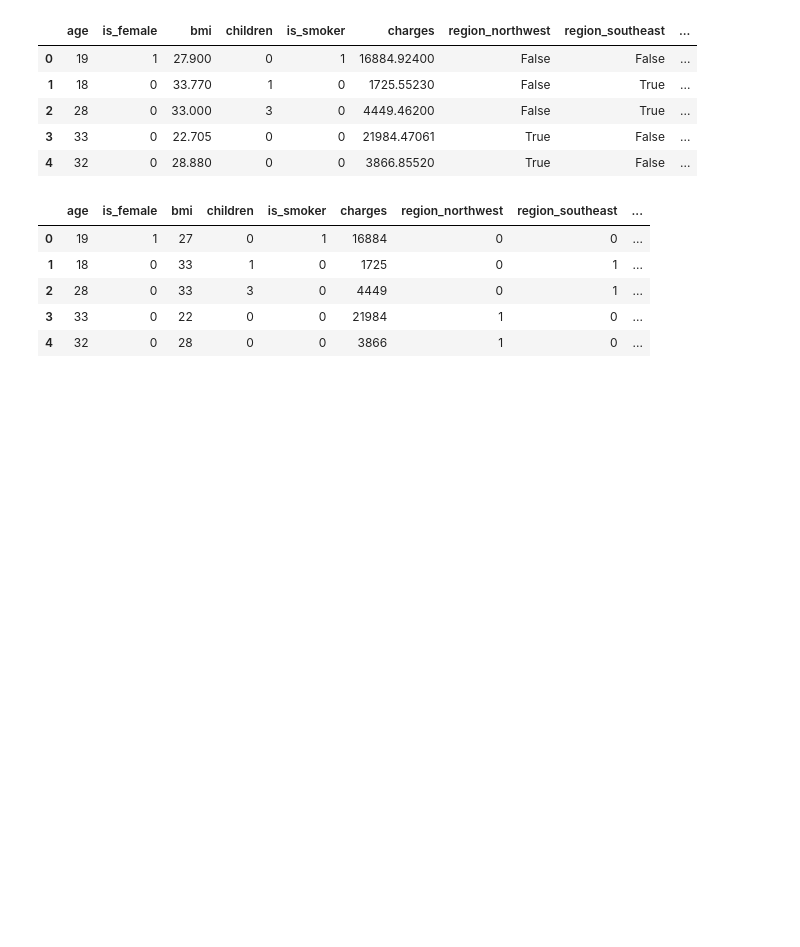
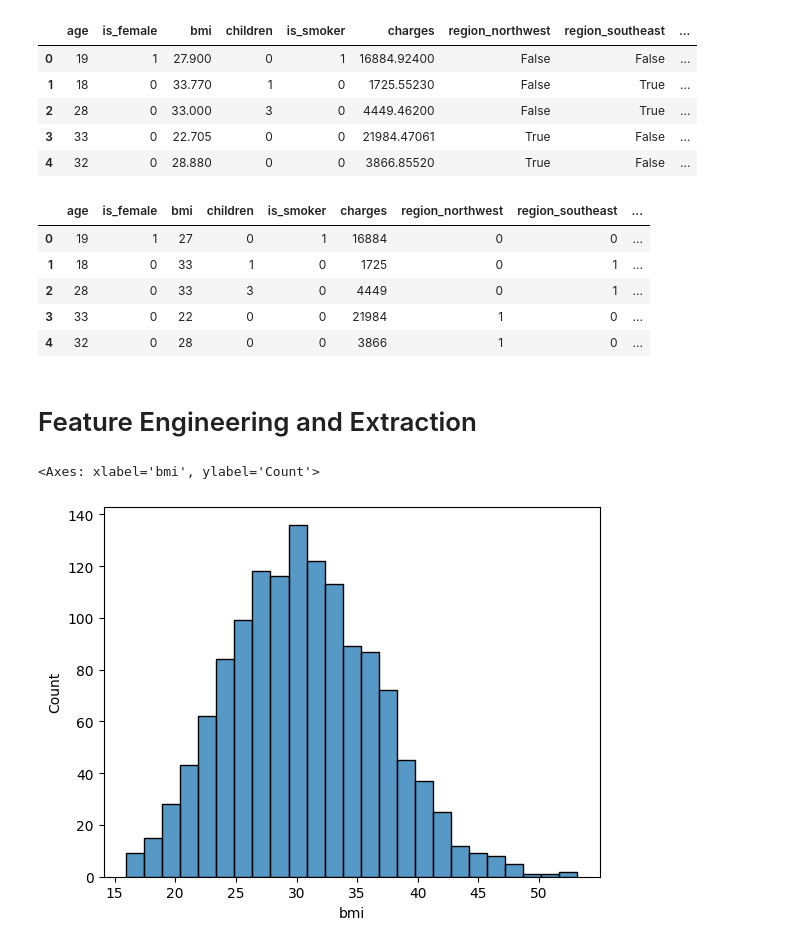
Before and after one commit to Sneha8126/ML-Projects, a Jupyter notebook: Project1.ipynb, the cells around one changed output. Saved outputs shown, nothing was run; the diff lists cells and outputs as text; code cells hidden in the pictures; blank space fills up the shorter version.

Commit message:
Feature Engineering and Extraction

```diff
--- a/Project1.ipynb
+++ b/Project1.ipynb
@@ -259,3 +259,10 @@ df_cleaned.head()
 | 2 | 28 | 0 | 33 | 3 | 0 | 4449 | 0 | 1 | ... |
 | 3 | 33 | 0 | 22 | 0 | 0 | 21984 | 1 | 0 | ... |
 | 4 | 32 | 0 | 28 | 0 | 0 | 3866 | 1 | 0 | ... |
+# %% [markdown]
+# Feature Engineering and Extraction
+# %%
+sns.histplot(df['bmi'])
+# %% [output]
+<Axes: xlabel='bmi', ylabel='Count'>
+[figure, added]
```
Also changed, not shown: parts of 14 cells of this notebook.
